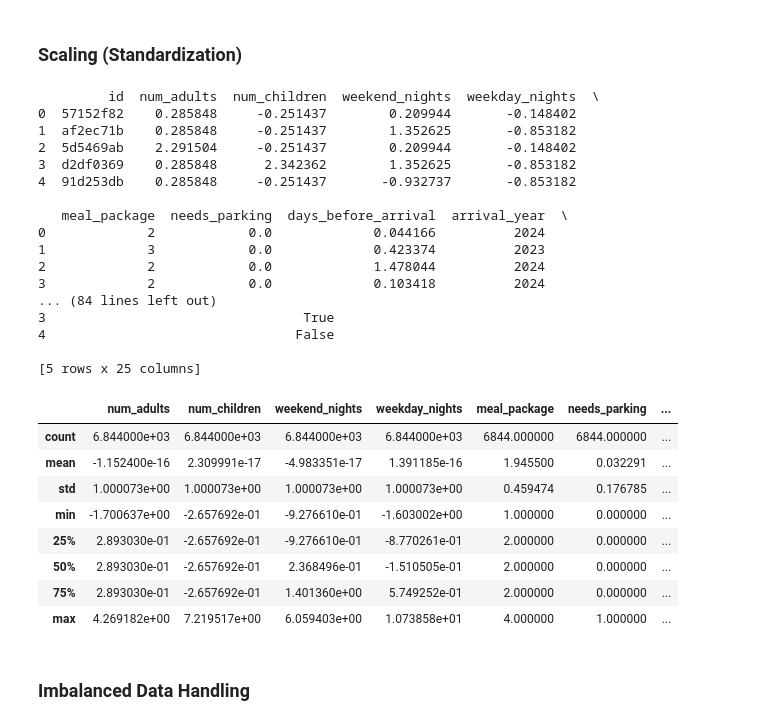
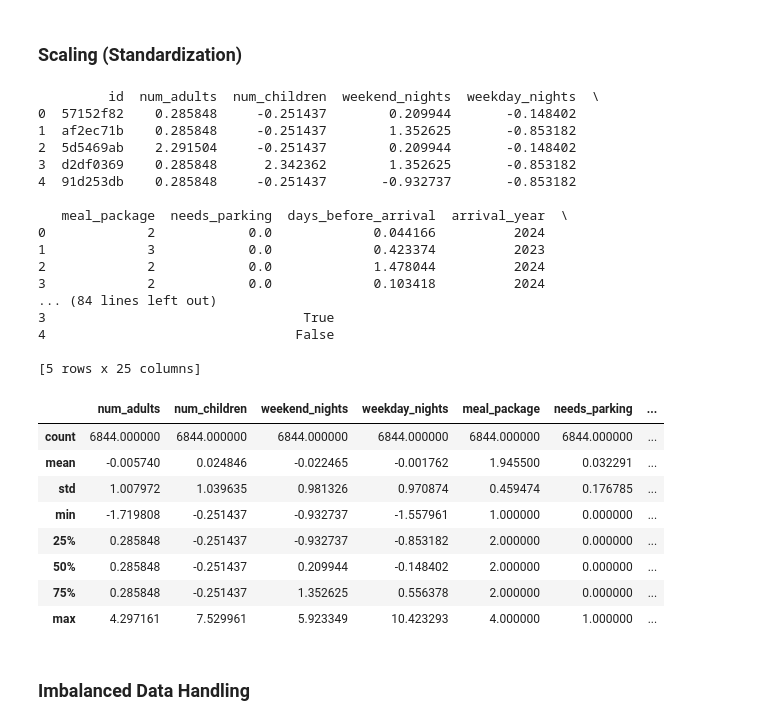
Before and after one commit to ethj0r/IF3170_G06_PhilippsLeatherJacket, a Jupyter notebook: main.ipynb, the cells around one changed output. Saved outputs shown, nothing was run; the diff lists cells and outputs as text; code cells hidden in the pictures.

```diff
--- a/main.ipynb
+++ b/main.ipynb
@@ -323,42 +320,42 @@ Hasil encoding train_df:
 # Gunakan StandardScaler() dengan asumsi data numerik terdistribusi normal
 # reference: https://scikit-learn.org/stable/modules/generated/sklearn.preprocessing.StandardScaler.html
 
 scaler = StandardScaler()
 train_df_encoded[numerical_columns] = scaler.fit_transform(train_df_encoded[numerical_columns])
-test_df_encoded[numerical_columns] = scaler.fit_transform(test_df_encoded[numerical_columns])
+test_df_encoded[numerical_columns] = scaler.transform(test_df_encoded[numerical_columns])
 
 print(train_df_encoded.head())
 print(test_df_encoded.head())
 
 train_df_encoded.describe()
 test_df_encoded.describe()
 # %% [output]
          id  num_adults  num_children  weekend_nights  weekday_nights  \
 0  57152f82    0.285848     -0.251437        0.209944       -0.148402
 1  af2ec71b    0.285848     -0.251437        1.352625       -0.853182
 2  5d5469ab    2.291504     -0.251437        0.209944       -0.148402
 3  d2df0369    0.285848      2.342362        1.352625       -0.853182
 4  91d253db    0.285848     -0.251437       -0.932737       -0.853182
 
    meal_package  needs_parking  days_before_arrival  arrival_year  \
 0             2            0.0             0.044166          2024
 1             3            0.0             0.423374          2023
 2             2            0.0             1.478044          2024
 3             2            0.0             0.103418          2024
 ... (84 lines left out)
 3                                 True
 4                                False
 
 [5 rows x 25 columns]
 |  | num_adults | num_children | weekend_nights | weekday_nights | meal_package | needs_parking | ... |
-| count | 6.844000e+03 | 6.844000e+03 | 6.844000e+03 | 6.844000e+03 | 6844.000000 | 6844.000000 | ... |
-| mean | -1.152400e-16 | 2.309991e-17 | -4.983351e-17 | 1.391185e-16 | 1.945500 | 0.032291 | ... |
-| std | 1.000073e+00 | 1.000073e+00 | 1.000073e+00 | 1.000073e+00 | 0.459474 | 0.176785 | ... |
-| min | -1.700637e+00 | -2.657692e-01 | -9.276610e-01 | -1.603002e+00 | 1.000000 | 0.000000 | ... |
-| 25% | 2.893030e-01 | -2.657692e-01 | -9.276610e-01 | -8.770261e-01 | 2.000000 | 0.000000 | ... |
-| 50% | 2.893030e-01 | -2.657692e-01 | 2.368496e-01 | -1.510505e-01 | 2.000000 | 0.000000 | ... |
-| 75% | 2.893030e-01 | -2.657692e-01 | 1.401360e+00 | 5.749252e-01 | 2.000000 | 0.000000 | ... |
-| max | 4.269182e+00 | 7.219517e+00 | 6.059403e+00 | 1.073858e+01 | 4.000000 | 1.000000 | ... |
+| count | 6844.000000 | 6844.000000 | 6844.000000 | 6844.000000 | 6844.000000 | 6844.000000 | ... |
+| mean | -0.005740 | 0.024846 | -0.022465 | -0.001762 | 1.945500 | 0.032291 | ... |
+| std | 1.007972 | 1.039635 | 0.981326 | 0.970874 | 0.459474 | 0.176785 | ... |
+| min | -1.719808 | -0.251437 | -0.932737 | -1.557961 | 1.000000 | 0.000000 | ... |
+| 25% | 0.285848 | -0.251437 | -0.932737 | -0.853182 | 2.000000 | 0.000000 | ... |
+| 50% | 0.285848 | -0.251437 | 0.209944 | -0.148402 | 2.000000 | 0.000000 | ... |
+| 75% | 0.285848 | -0.251437 | 1.352625 | 0.556378 | 2.000000 | 0.000000 | ... |
+| max | 4.297161 | 7.529961 | 5.923349 | 10.423293 | 4.000000 | 1.000000 | ... |
 # %% [markdown]
 ### Imbalanced Data Handling
 # %%
```
Also changed, not shown: parts of 9 cells of this notebook, 2 other files.
